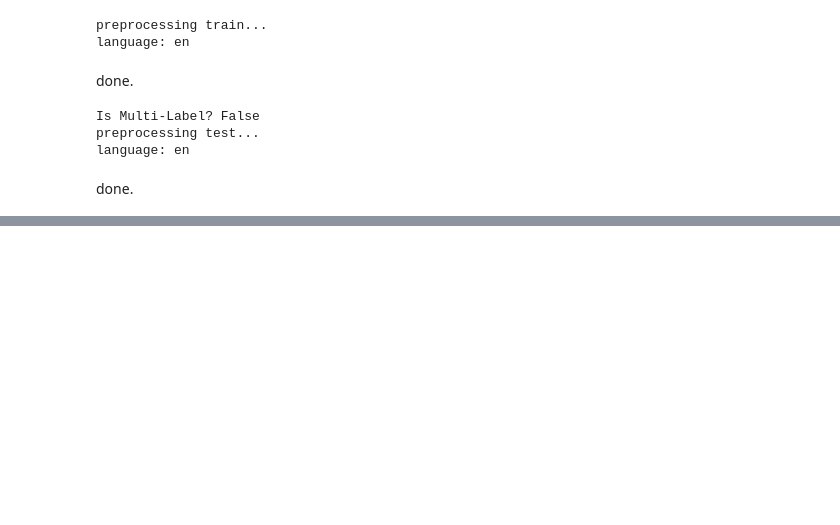
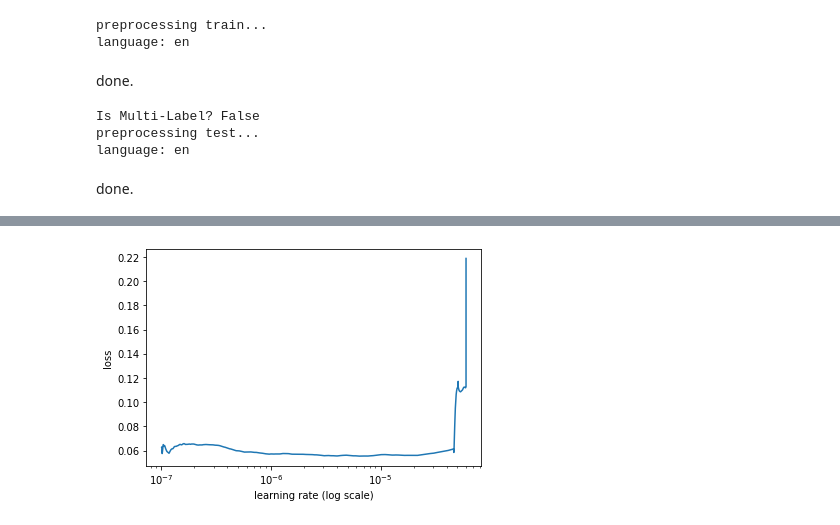
Before and after one commit to singsang2/capstone-twitter-analysis, a Jupyter notebook: Models.ipynb, the cells around one changed output, grey strips where cells are left out. Drawn from its saved outputs; the diff is of its cells as text; code cells hidden in the pictures; blank space fills up the shorter version.

```diff
--- a/Models.ipynb
+++ b/Models.ipynb
@@ -266,0 +339,4 @@ history = model.fit(dataset, epochs=5, validation_data=test_dataset,
+# %%
+data_train['clean_text'] = data_train['text'].apply(clean_text)
+# %%
+data_val['clean_text'] = data_val['text'].apply(clean_text)
@@ -283,10 +365,10 @@ val_df = pd.concat([pd.DataFrame(X_val),pd.DataFrame(y_val)], axis=1)
 # %%
-(X_train, y_train), (X_test, y_test), preprocess = text.texts_from_df(train_df = train_df,
+(X_train, y_train), (X_test, y_test), preprocess = text.texts_from_df(train_df = data_train,
                                                                        text_column = 'text',
                                                                        label_columns = 'sentiment',
-                                                                       val_df = val_df,
-                                                                       max_features=1000,
-                                                                       maxlen = 400,
+                                                                       val_df = data_val,
+                                                                       max_features=35000,
+                                                                       maxlen = 512,
                                                                        preprocess_mode = 'bert')
 # %% [output]
 preprocessing train...
@@ -314,5 +392,5 @@ done.
 learner = ktrain.get_learner(model = model,
                              train_data = (X_train, y_train),
                              val_data = (X_test, y_test),
-                             batch_size = 6) # max_len determines the batch size
+                             batch_size = 8) # max_len determines the batch size
 # %%
@@ -323 +412,5 @@ learner = ktrain.get_learner(model = model,
+# %%
+learner.lr_plot()
+# %% [output]
+[figure, added]
 # %%
```
Also changed, not shown: parts of 32 cells of this notebook.
